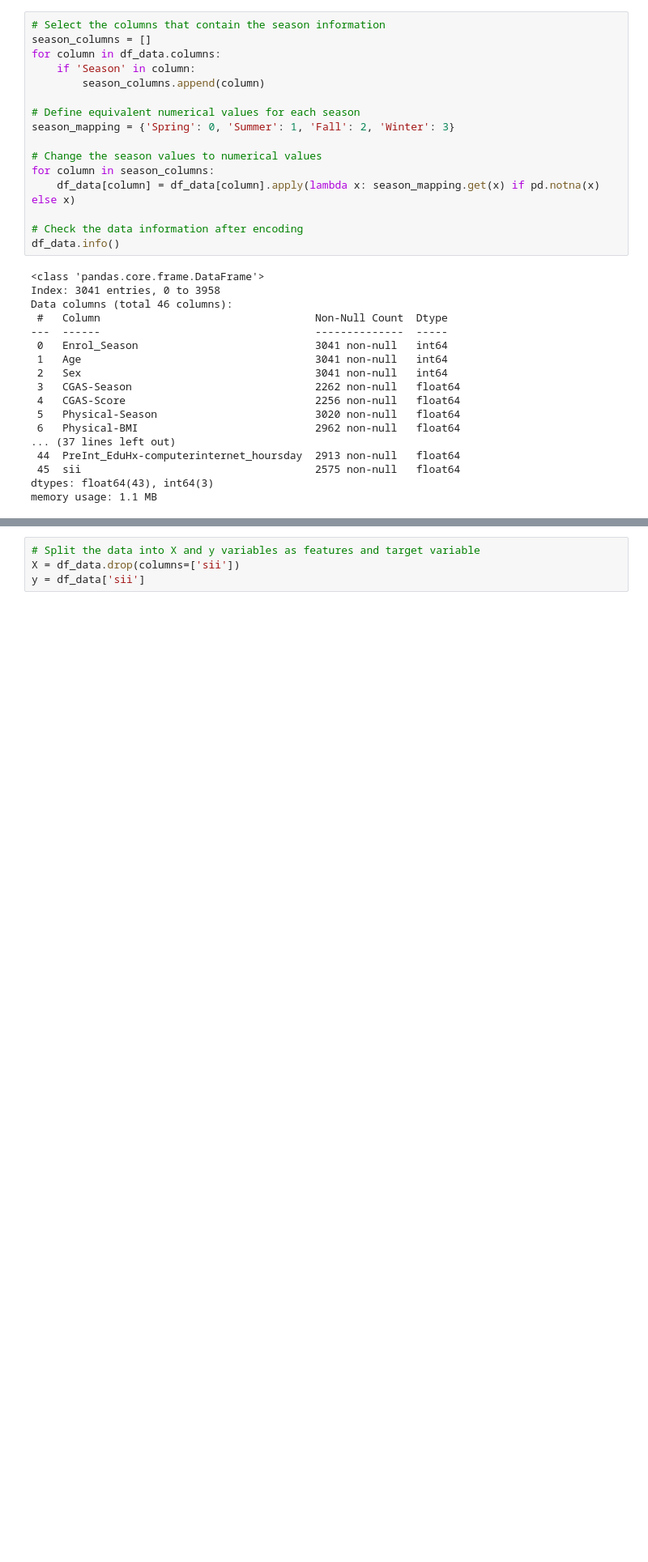
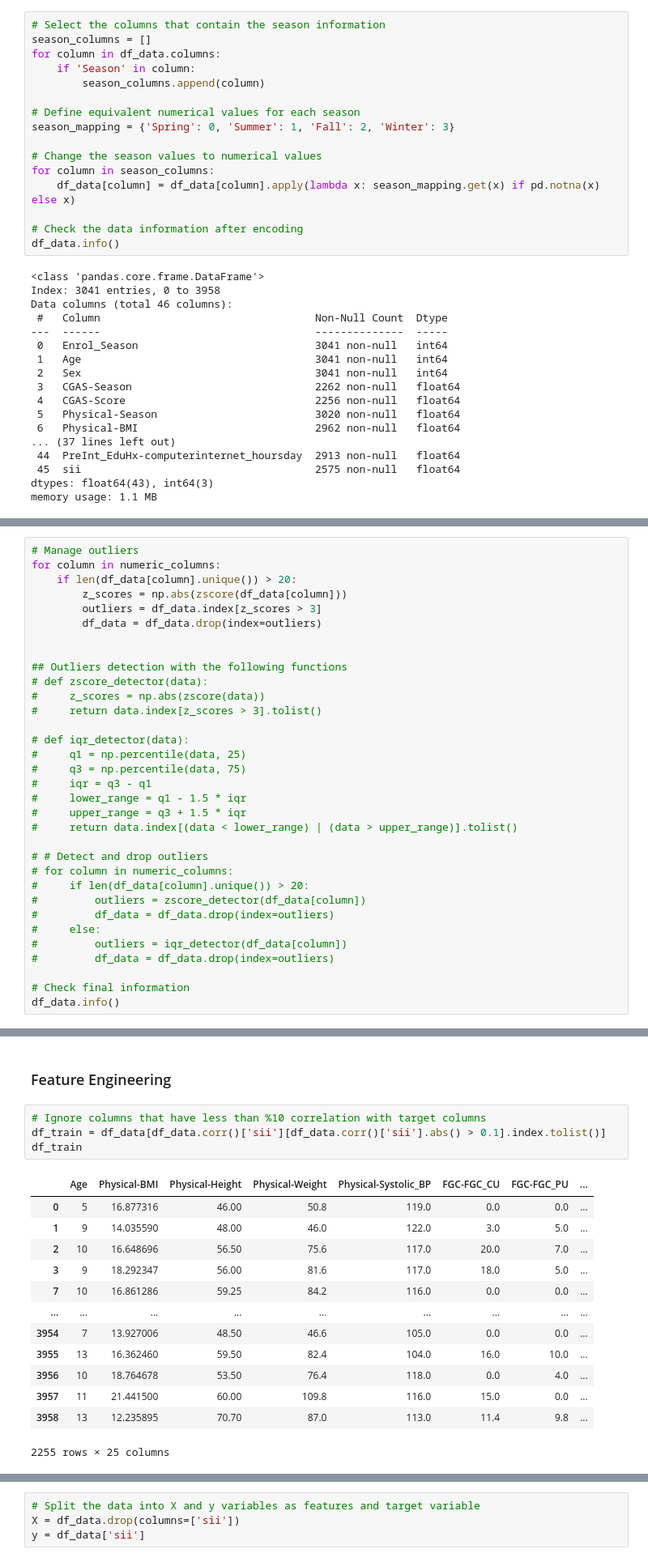
Before and after one commit to Ramtin-Karbaschi/BehaviorDetection_and_MobileMarketAnalysis, a Jupyter notebook: stat.ipynb, the cells around one changed output, grey strips where cells are left out. Shown at 81% size. Drawn from its saved outputs; the diff is of its cells as text; blank space fills up the shorter version.

Commit message:
Outlier managment was added.

```diff
--- a/stat.ipynb
+++ b/stat.ipynb
@@ -269,0 +283,33 @@ memory usage: 1.1 MB
+# %%
+# Manage outliers
+for column in numeric_columns:
+    if len(df_data[column].unique()) > 20:
+        z_scores = np.abs(zscore(df_data[column]))
+        outliers = df_data.index[z_scores > 3]
+        df_data = df_data.drop(index=outliers)
+
+
+## Outliers detection with the following functions
+# def zscore_detector(data):
+#     z_scores = np.abs(zscore(data))
+#     return data.index[z_scores > 3].tolist()
+
+# def iqr_detector(data):
+#     q1 = np.percentile(data, 25)
+#     q3 = np.percentile(data, 75)
+#     iqr = q3 - q1
+#     lower_range = q1 - 1.5 * iqr
+#     upper_range = q3 + 1.5 * iqr
+#     return data.index[(data < lower_range) | (data > upper_range)].tolist()
+
+# # Detect and drop outliers
+# for column in numeric_columns:
+#     if len(df_data[column].unique()) > 20:
+#         outliers = zscore_detector(df_data[column])
+#         df_data = df_data.drop(index=outliers)
+#     else:
+#         outliers = iqr_detector(df_data[column])
+#         df_data = df_data.drop(index=outliers)
+
+# Check final information
+df_data.info()
@@ -269,0 +334,20 @@ memory usage: 1.1 MB
+# %% [markdown]
+### Feature Engineering
+# %%
+# Ignore columns that have less than %10 correlation with target columns
+df_train = df_data[df_data.corr()['sii'][df_data.corr()['sii'].abs() > 0.1].index.tolist()]
+df_train
+# %% [output]
+|  | Age | Physical-BMI | Physical-Height | Physical-Weight | Physical-Systolic_BP | FGC-FGC_CU | FGC-FGC_PU | ... |
+| 0 | 5 | 16.877316 | 46.00 | 50.8 | 119.0 | 0.0 | 0.0 | ... |
+| 1 | 9 | 14.035590 | 48.00 | 46.0 | 122.0 | 3.0 | 5.0 | ... |
+| 2 | 10 | 16.648696 | 56.50 | 75.6 | 117.0 | 20.0 | 7.0 | ... |
+| 3 | 9 | 18.292347 | 56.00 | 81.6 | 117.0 | 18.0 | 5.0 | ... |
+| 7 | 10 | 16.861286 | 59.25 | 84.2 | 116.0 | 0.0 | 0.0 | ... |
+| ... | ... | ... | ... | ... | ... | ... | ... | ... |
+| 3954 | 7 | 13.927006 | 48.50 | 46.6 | 105.0 | 0.0 | 0.0 | ... |
+| 3955 | 13 | 16.362460 | 59.50 | 82.4 | 104.0 | 16.0 | 10.0 | ... |
+| 3956 | 10 | 18.764678 | 53.50 | 76.4 | 118.0 | 0.0 | 4.0 | ... |
+| 3957 | 11 | 21.441500 | 60.00 | 109.8 | 116.0 | 15.0 | 0.0 | ... |
+| 3958 | 13 | 12.235895 | 70.70 | 87.0 | 113.0 | 11.4 | 9.8 | ... |
+2255 rows × 25 columns
```
Also changed, not shown: parts of 6 cells of this notebook.
